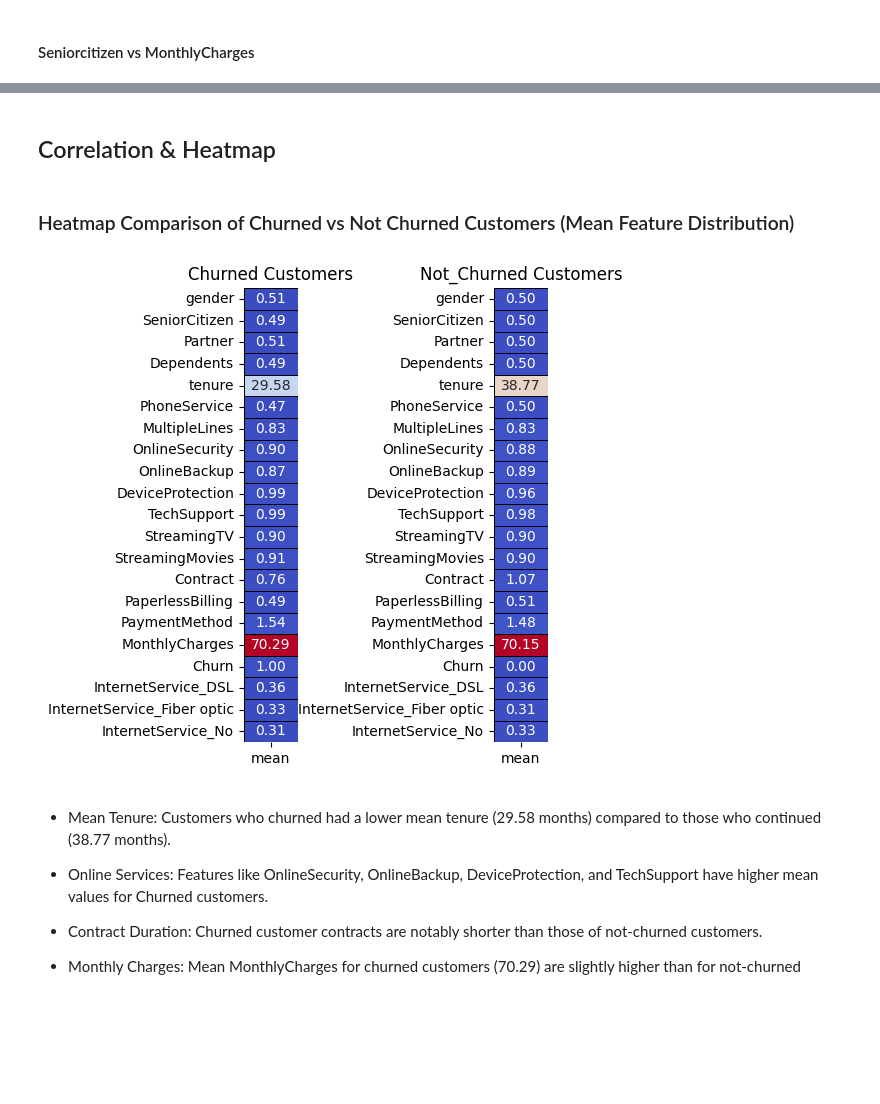
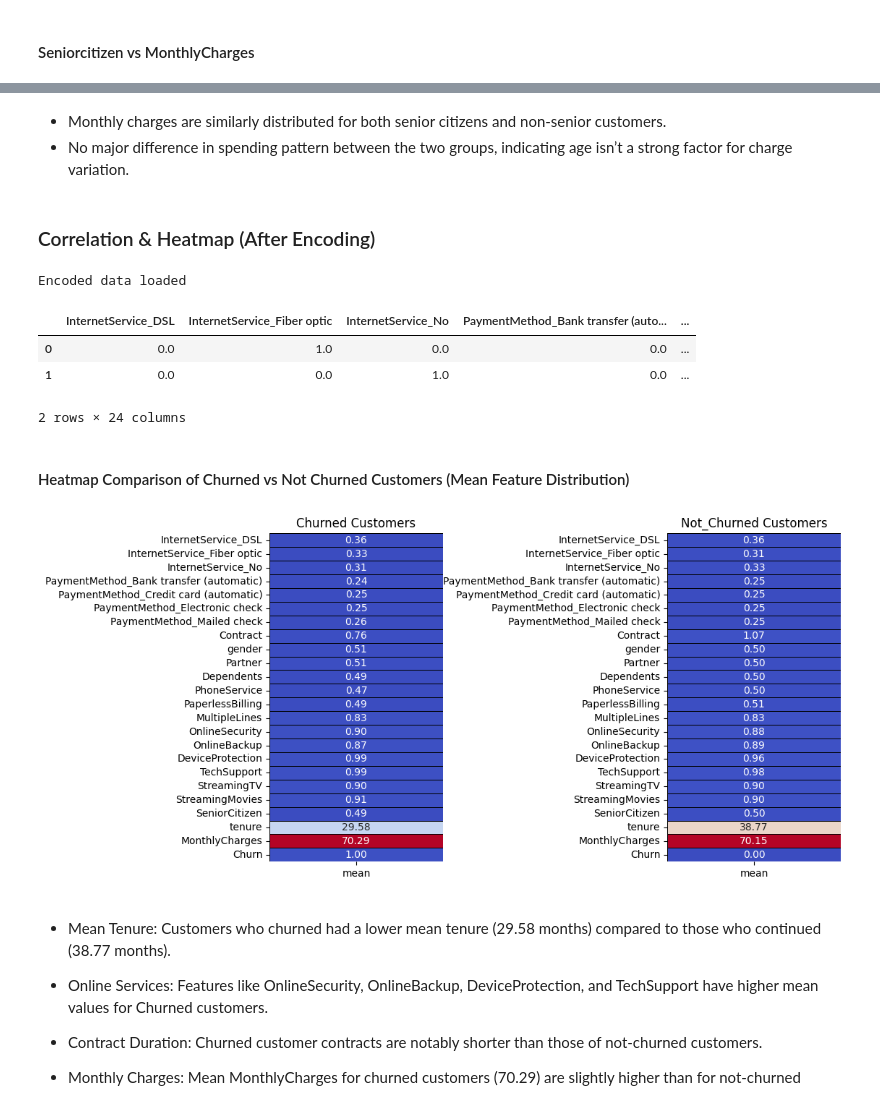
Before and after one commit to Roshani002/SSPL_Practical_Assessment, a Jupyter notebook: main.ipynb, the cells around one changed output, grey strips where cells are left out. Saved outputs shown, nothing was run; the diff lists cells and outputs as text; code cells hidden in the pictures; blank space fills up the shorter version.

```diff
--- a/main.ipynb
+++ b/main.ipynb
@@ -802,23 +760,38 @@ df1.describe()
+# %% [markdown]
+- Monthly charges are similarly distributed for both senior citizens and non-senior customers.
+- No major difference in spending pattern between the two groups, indicating age isn’t a strong factor for charge variation.
 # %% [markdown]
-## Correlation & Heatmap
+### Correlation & Heatmap (After Encoding)
+# %%
+df_encoded = pd.read_pickle("processed_data/encoded_data.pkl")
+print("Encoded data loaded")
+# %% [output]
+Encoded data loaded
+# %%
+df_encoded.head(2)
+# %% [output]
+|  | InternetService_DSL | InternetService_Fiber optic | InternetService_No | PaymentMethod_Bank transfer (auto... | ... |
+| 0 | 0.0 | 1.0 | 0.0 | 0.0 | ... |
+| 1 | 0.0 | 0.0 | 1.0 | 0.0 | ... |
+2 rows × 24 columns
 # %% [markdown]
-### Heatmap Comparison of Churned vs Not Churned Customers (Mean Feature Distribution)
+#### Heatmap Comparison of Churned vs Not Churned Customers (Mean Feature Distribution)
 # %%
-churn = df1[df1['Churn'] == 1].describe().T
-not_churn = df1[df1['Churn'] == 0].describe().T
+churn = df_encoded[df_encoded['Churn'] == 1].describe().T
+not_churn = df_encoded[df_encoded['Churn'] == 0].describe().T
 
-fig,ax = plt.subplots(nrows = 1,ncols = 2,figsize = (5,5))
+fig,ax = plt.subplots(nrows = 1,ncols = 2,figsize = (11,5))
 plt.subplot(1,2,1)
 sns.heatmap(churn[['mean']],annot = True,cmap = 'coolwarm',linewidths = 0.4,linecolor = 'black',cbar = False,fmt = '.2f')
 plt.title('Churned Customers')
 
 plt.subplot(1,2,2)
 sns.heatmap(not_churn[['mean']],annot = True,cmap = 'coolwarm',linewidths = 0.4,linecolor = 'black',cbar = False,fmt = '.2f',)
 plt.title('Not_Churned Customers')
 
 fig.tight_layout(pad = 0)
 # %% [output]
-[figure, old version]
+[figure, new version]
 # %% [markdown]
 - Mean Tenure: Customers who churned had a lower mean tenure (29.58 months) compared to those who continued (38.77 months).
 
```
Also changed, not shown: parts of 72 cells of this notebook, 16 other files.
